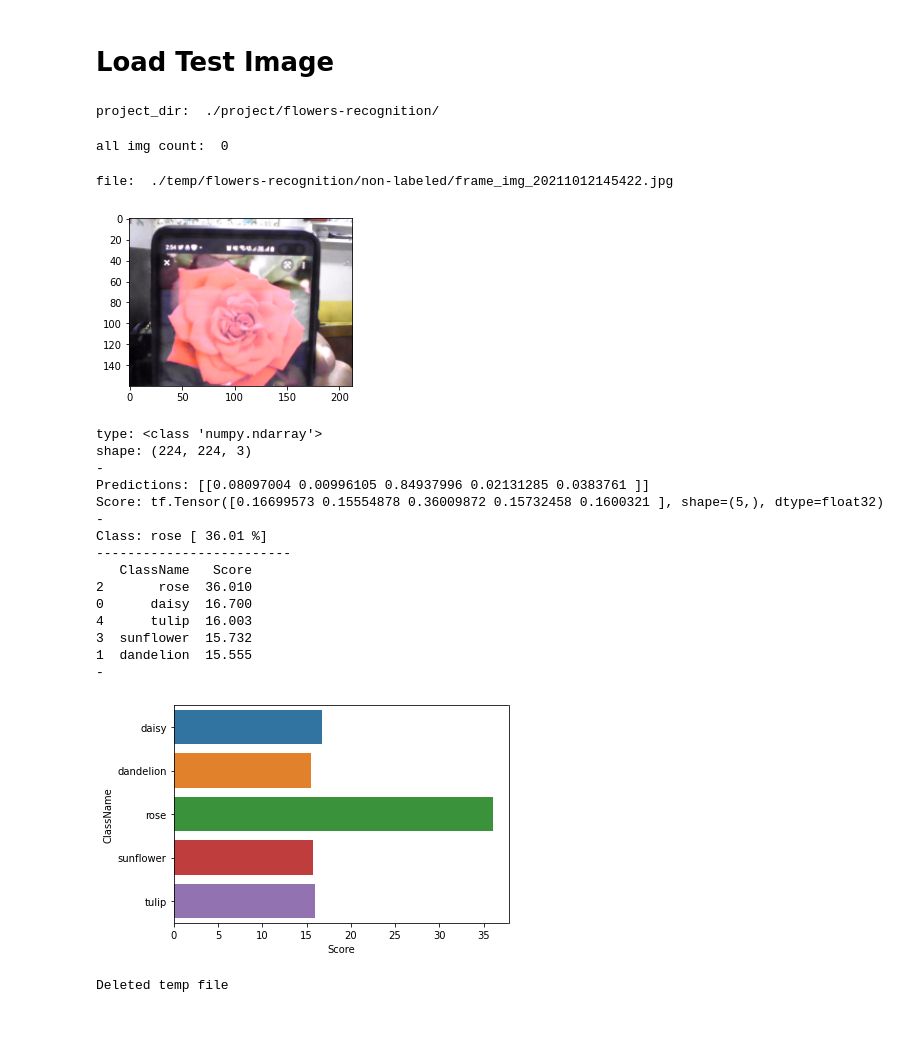
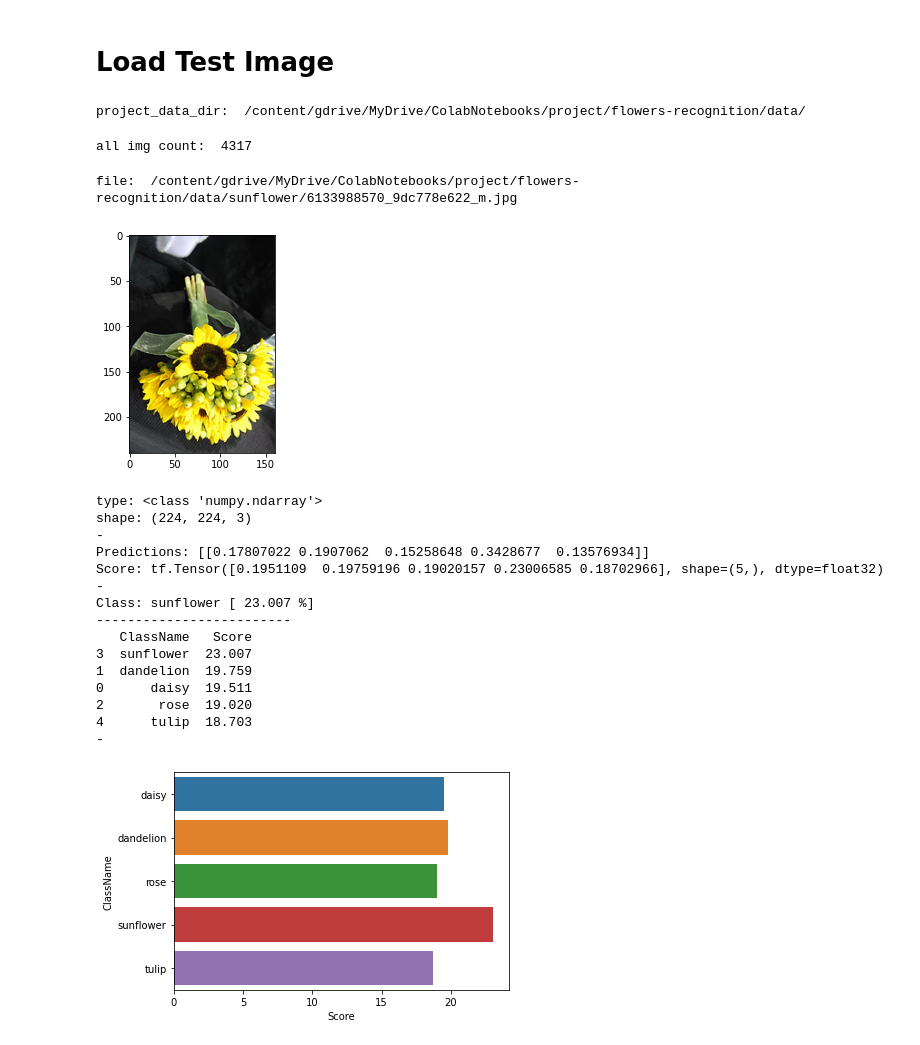
Before and after one commit to akshath/image_classification_kit_keras, a Jupyter notebook: 03-ImageClassificationTestModel.ipynb, the cells around one changed output. Drawn from its saved outputs; the diff is of its cells as text; code cells hidden in the pictures.

```diff
--- a/03-ImageClassificationTestModel.ipynb
+++ b/03-ImageClassificationTestModel.ipynb
@@ -22,0 +48,3 @@
+# %%
+is_google_colab = True
+is_azure_ml = False
@@ -73,6 +173,9 @@ cfg_file = './project/flowers-recognition/cfg.yml'
 #cfg_file = './project/work_pose/cfg.yml'
 #cfg_file = './project/home_presence/cfg.yml'
 
+if is_google_colab:
+  cfg_file = '/content/gdrive/MyDrive/ColabNotebooks/project/flowers-recognition/cfg.yml' #change me
+
 cfg_file = ImageClassificationCfg(cfg_file)
 cfg_file.load()
 # %%
@@ -237,48 +345,63 @@ None
 # %% [markdown]
 # Load Test Image
 # %%
-print('project_dir: ',cfg_file.project_dir)
+print('project_data_dir: ',cfg_file.project_data_dir)
 # %% [output]
-project_dir:  ./project/flowers-recognition/
+project_data_dir:  /content/gdrive/MyDrive/ColabNotebooks/project/flowers-recognition/data/
 # %%
-all_images = glob(cfg_file.project_dir+'*/'+cfg_file.cfg['file_ext'])
+all_images = glob(cfg_file.project_data_dir+'*/'+cfg_file.cfg['file_ext'])
 print('all img count: ',len(all_images))
 # %% [output]
-all img count:  0
+all img count:  4317
 # %%
 frame = None
 file = None
 
-#file = random.choice(all_images)
-frame, file = capture_frames(cfg_file=cfg_file,crop=True, count=1, delay_sec=0, save=True)
-#file = './project/home_presence/no-one/frame_img_20210713121302.png'
+file = random.choice(all_images)
+#frame, file = capture_frames(cfg_file=cfg_file,crop=True, count=1, delay_sec=0, save=True)
+#file = '/content/gdrive/MyDrive/ColabNotebooks/project/flowers-recognition/data/sunflower/6133988570_9dc778e622_m.jpg'
+if is_google_colab==True and False:
+  try:
+    file = cfg_file.loc_unknown+"frame_{0}.{1}".format(get_file_name(), cfg_file.cfg['file_ext'][2:])
+    take_photo_over_webpage(file)
+
+    frame = cv2.imread(file)
+    w = cfg_file.cfg['input_img_width']
+    h = cfg_file.cfg['input_img_height']
+    frame = cv2.resize(frame, (w,h), interpolation = cv2.INTER_AREA)
+    cv2.imwrite(file, frame)
+    frame = None
+  except Exception as err:
+    # Errors will be thrown if the user does not have a webcam or if they do not
+    # grant the page permission to access it.
+    print(str(err))
 
 print('file: ',file)
 if frame is None:
     frame = Image.open(file)
 
 plot_image([frame])
 
 (img_class, model_acc) = cnn.predict(file)
 # %% [output]
-file:  ./temp/flowers-recognition/non-labeled/frame_img_20211012145422.jpg
+file:  /content/gdrive/MyDrive/ColabNotebooks/project/flowers-recognition/data/sunflower/6133988570_9dc778e622_m.jpg
-[figure, old version]
+[figure, new version]
 type: <class 'numpy.ndarray'>
 shape: (224, 224, 3)
 -
-Predictions: [[0.08097004 0.00996105 0.84937996 0.02131285 0.0383761 ]]
-Score: tf.Tensor([0.16699573 0.15554878 0.36009872 0.15732458 0.1600321 ], shape=(5,), dtype=float32)
+Predictions: [[0.17807022 0.1907062  0.15258648 0.3428677  0.13576934]]
+Score: tf.Tensor([0.1951109  0.19759196 0.19020157 0.23006585 0.18702966], shape=(5,), dtype=float32)
 -
-Class: rose [ 36.01 %]
+Class: sunflower [ 23.007 %]
 -------------------------
    ClassName   Score
-2       rose  36.010
-0      daisy  16.700
-4      tulip  16.003
-3  sunflower  15.732
-1  dandelion  15.555
+3  sunflower  23.007
+1  dandelion  19.759
+0      daisy  19.511
+2       rose  19.020
+4      tulip  18.703
 -
-[figure, old version]
+[figure, new version]
 # %%
 #delete temp file
 if file.startswith(cfg_file.loc_unknown):
@@ -288,5 +411,3 @@ if file.startswith(cfg_file.loc_unknown):
     else:
         #no file to delete
         pass
-# %% [output]
-Deleted temp file
```
Also changed, not shown: parts of 13 cells of this notebook, 6 other files.
